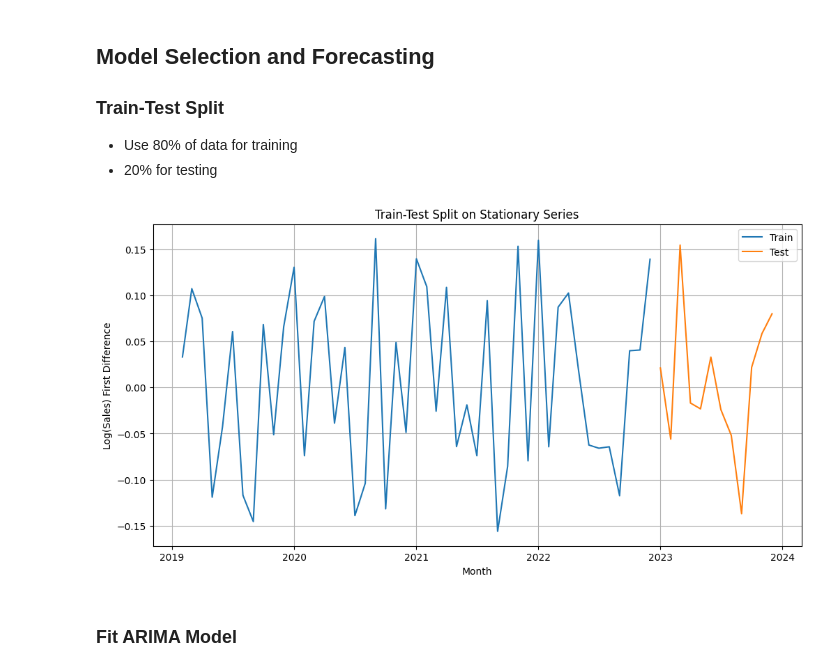
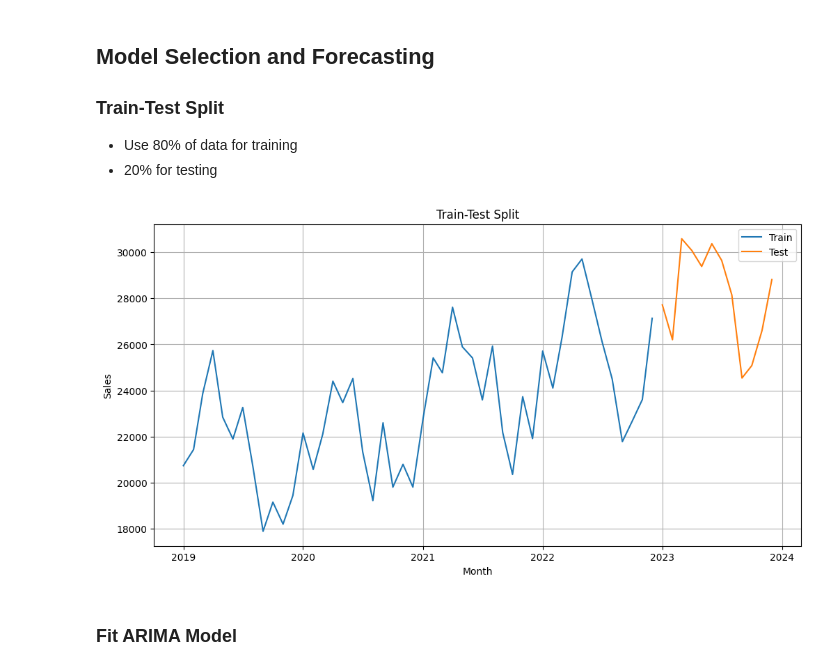
Before and after one commit to shreyjain14/MCA-Assignments, a Jupyter notebook: Trimester-4/ADA/Lab/02/2447249_P2.ipynb, the cells around one changed output. Saved outputs shown, nothing was run; the diff lists cells and outputs as text; code cells hidden in the pictures.

```diff
--- a/Trimester-4/ADA/Lab/02/2447249_P2.ipynb
+++ b/Trimester-4/ADA/Lab/02/2447249_P2.ipynb
@@ -114,9 +105,0 @@ We then rerun the ADF test to confirm stationarity.
-# %%
-# Log transform the sales to stabilize variance
-df['Log_Sales'] = np.log(df['Total_Sales'])
-
-# First-order differencing to remove trend
-df['Log_Sales_Diff'] = df['Log_Sales'].diff()
-
-# Drop initial NaN after differencing
-df_stationary = df.dropna(subset=['Log_Sales_Diff'])
@@ -153,25 +110,21 @@ plt.show()
 - Use 80% of data for training
 - 20% for testing
 # %%
-# Use only non-null values after transformation
-df_stationary = df.dropna(subset=['Log_Sales_Diff'])
-
-# Train-test split on stationary data
-train_size = int(len(df_stationary) * 0.8)
-train, test = df_stationary.iloc[:train_size], df_stationary.iloc[train_size:]
+train_size = int(len(df) * 0.8)
+train, test = df.iloc[:train_size], df.iloc[train_size:]
 
 # Visualize the split
 plt.figure(figsize=(12, 6))
-plt.plot(train['Log_Sales_Diff'], label='Train')
-plt.plot(test['Log_Sales_Diff'], label='Test')
-plt.title("Train-Test Split on Stationary Series")
+plt.plot(train['Total_Sales'], label='Train')
+plt.plot(test['Total_Sales'], label='Test')
+plt.title("Train-Test Split")
 plt.xlabel("Month")
-plt.ylabel("Log(Sales) First Difference")
+plt.ylabel("Sales")
 plt.grid(True)
 plt.legend()
 plt.show()
 # %% [output]
-[figure, old version]
+[figure, new version]
 # %% [markdown]
 ### Fit ARIMA Model
 # %%
```
Also changed, not shown: parts of 13 cells of this notebook, 6 other files.
